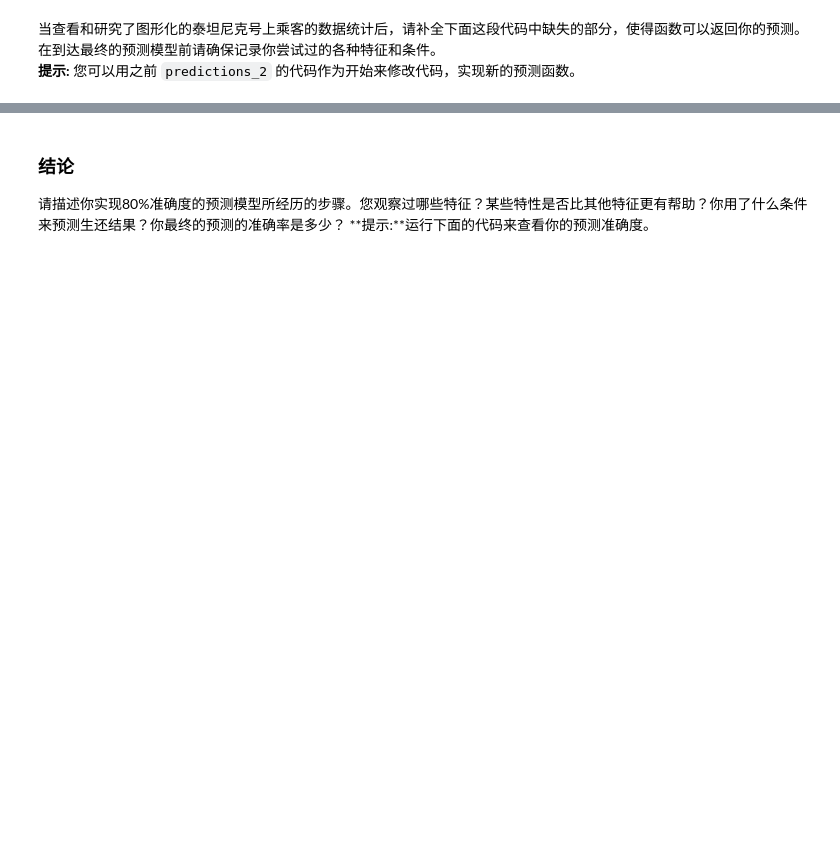
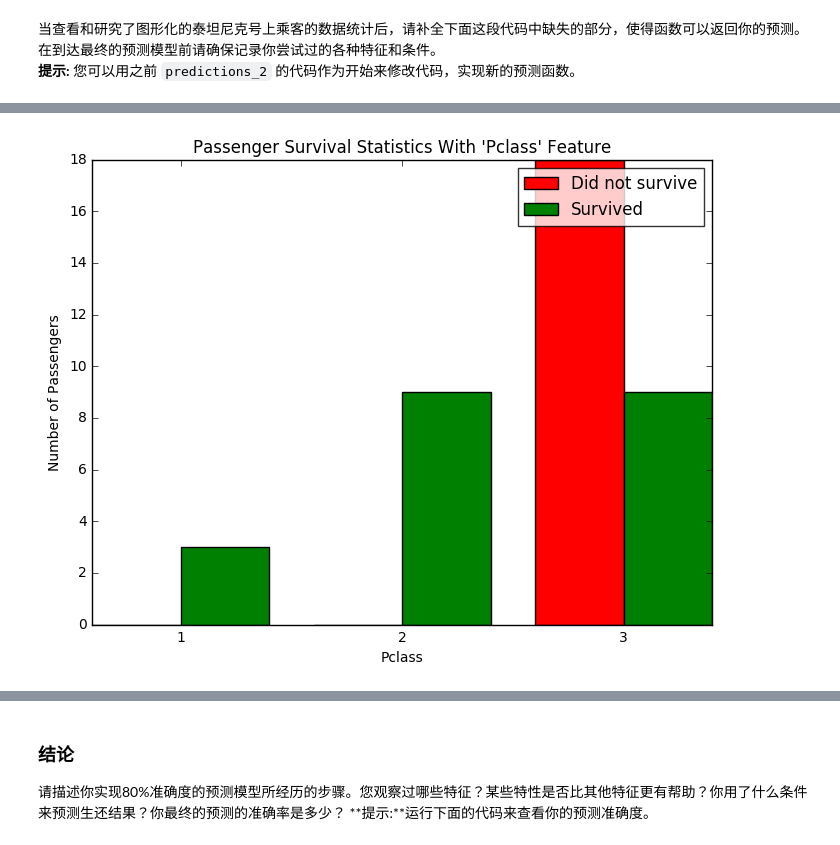
Before and after one commit to InfinityReder/machine-learning, a Jupyter notebook: projects/titanic_survival_exploration/titanic_survival_exploration.ipynb, the cells around one changed output, grey strips where cells are left out. Saved outputs shown, nothing was run; the diff lists cells and outputs as text; code cells hidden in the pictures; blank space fills up the shorter version.

```diff
--- a/projects/titanic_survival_exploration/titanic_survival_exploration.ipynb
+++ b/projects/titanic_survival_exploration/titanic_survival_exploration.ipynb
@@ -261,0 +262,5 @@ survival_stats(data, outcomes, 'Pclass', [])
+# %%
+"""Pclass == 3 下，哪怕是Age <= 15的孩童死亡率也非常高，因此将这部分从Age <= 15 中去除出去"""
+survival_stats(data, outcomes, 'Pclass',["Age < 15" ,'Sex == "male"'] )
+# %% [output]
+[figure, added]
```
Also changed, not shown: parts of 14 cells of this notebook.
